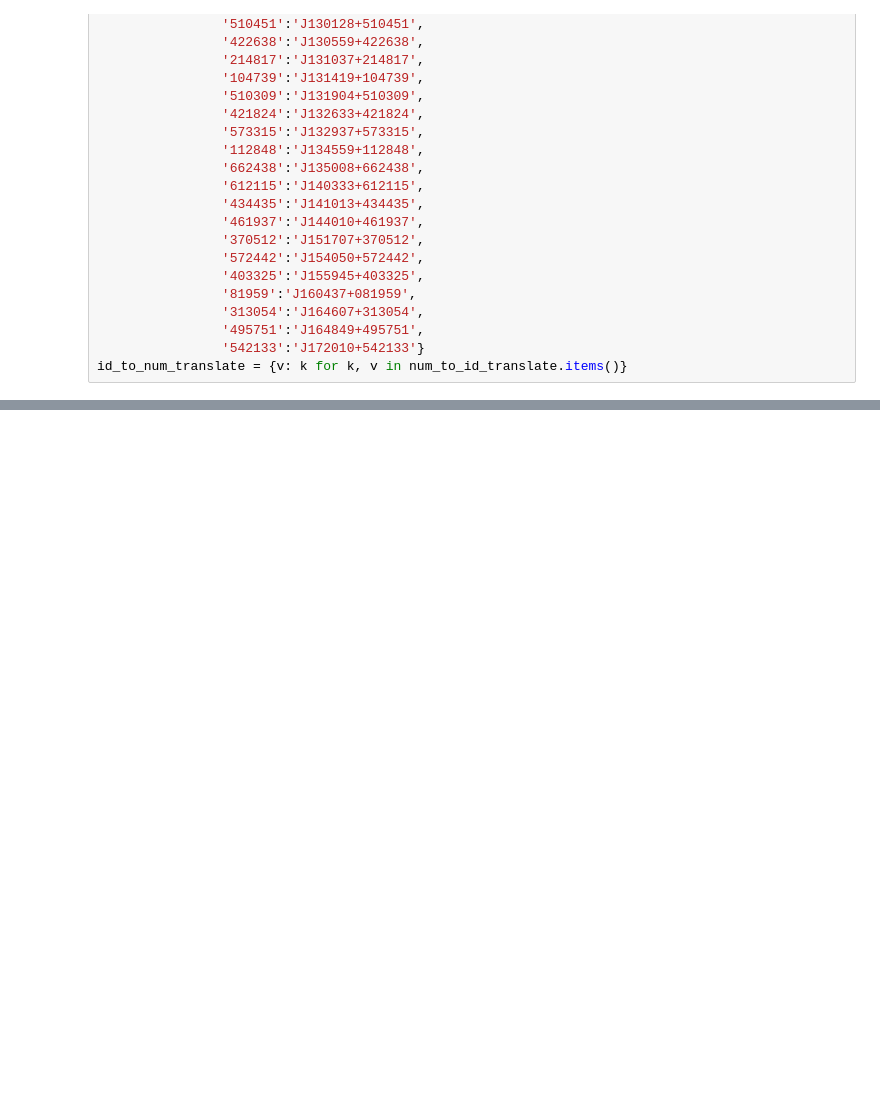
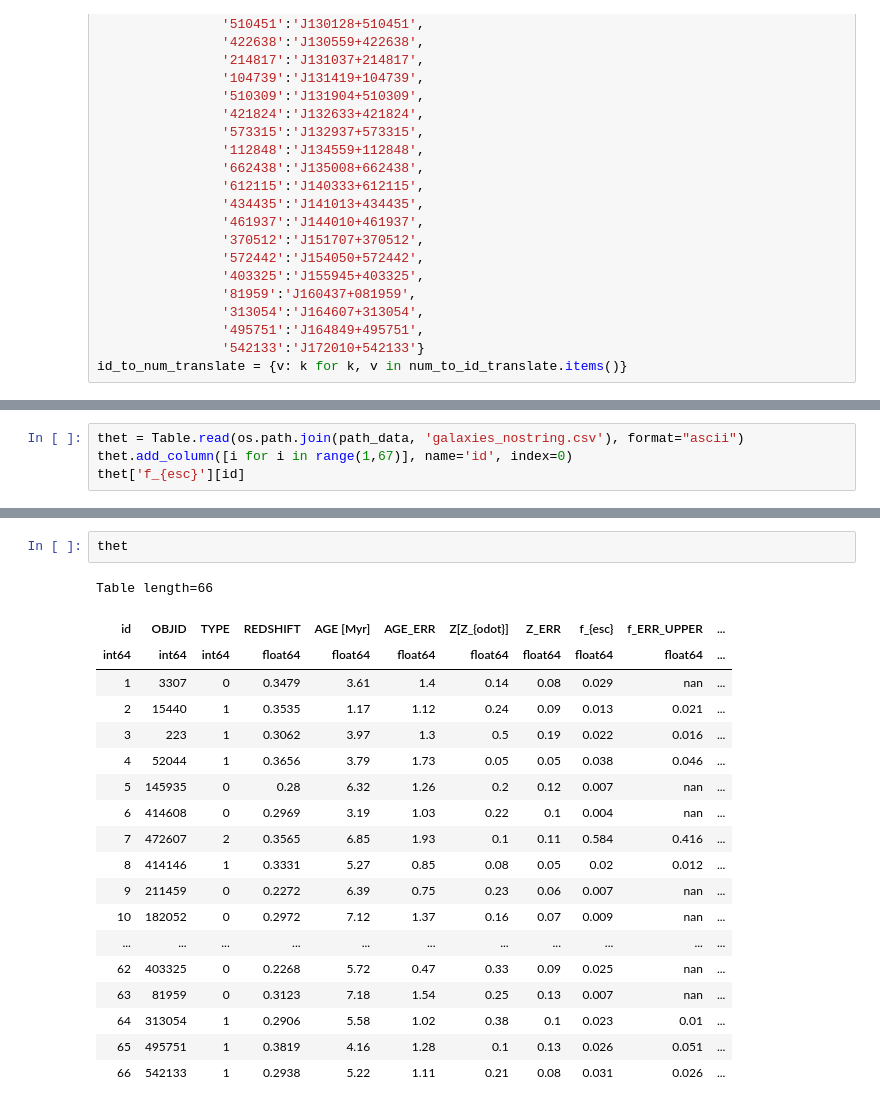
Before and after one commit to Espe13/low-redshift-survey, a Jupyter notebook: spielwiese.ipynb, the cells around one changed output, grey strips where cells are left out. Drawn from its saved outputs; the diff is of its cells as text; blank space fills up the shorter version.

```diff
--- a/spielwiese.ipynb
+++ b/spielwiese.ipynb
@@ -191,0 +441,4 @@ len(list)
+# %%
+thet = Table.read(os.path.join(path_data, 'galaxies_nostring.csv'), format="ascii")
+thet.add_column([i for i in range(1,67)], name='id', index=0)
+thet['f_{esc}'][id]
@@ -191,0 +467,22 @@ len(list)
+# %%
+thet
+# %% [output]
+Table length=66
+| id | OBJID | TYPE | REDSHIFT | AGE [Myr] | AGE_ERR | Z[Z_{odot}] | Z_ERR | f_{esc} | f_ERR_UPPER | ... |
+| int64 | int64 | int64 | float64 | float64 | float64 | float64 | float64 | float64 | float64 | ... |
+| 1 | 3307 | 0 | 0.3479 | 3.61 | 1.4 | 0.14 | 0.08 | 0.029 | nan | ... |
+| 2 | 15440 | 1 | 0.3535 | 1.17 | 1.12 | 0.24 | 0.09 | 0.013 | 0.021 | ... |
+| 3 | 223 | 1 | 0.3062 | 3.97 | 1.3 | 0.5 | 0.19 | 0.022 | 0.016 | ... |
+| 4 | 52044 | 1 | 0.3656 | 3.79 | 1.73 | 0.05 | 0.05 | 0.038 | 0.046 | ... |
+| 5 | 145935 | 0 | 0.28 | 6.32 | 1.26 | 0.2 | 0.12 | 0.007 | nan | ... |
+| 6 | 414608 | 0 | 0.2969 | 3.19 | 1.03 | 0.22 | 0.1 | 0.004 | nan | ... |
+| 7 | 472607 | 2 | 0.3565 | 6.85 | 1.93 | 0.1 | 0.11 | 0.584 | 0.416 | ... |
+| 8 | 414146 | 1 | 0.3331 | 5.27 | 0.85 | 0.08 | 0.05 | 0.02 | 0.012 | ... |
+| 9 | 211459 | 0 | 0.2272 | 6.39 | 0.75 | 0.23 | 0.06 | 0.007 | nan | ... |
+| 10 | 182052 | 0 | 0.2972 | 7.12 | 1.37 | 0.16 | 0.07 | 0.009 | nan | ... |
+| ... | ... | ... | ... | ... | ... | ... | ... | ... | ... | ... |
+| 62 | 403325 | 0 | 0.2268 | 5.72 | 0.47 | 0.33 | 0.09 | 0.025 | nan | ... |
+| 63 | 81959 | 0 | 0.3123 | 7.18 | 1.54 | 0.25 | 0.13 | 0.007 | nan | ... |
+| 64 | 313054 | 1 | 0.2906 | 5.58 | 1.02 | 0.38 | 0.1 | 0.023 | 0.01 | ... |
+| 65 | 495751 | 1 | 0.3819 | 4.16 | 1.28 | 0.1 | 0.13 | 0.026 | 0.051 | ... |
+| 66 | 542133 | 1 | 0.2938 | 5.22 | 1.11 | 0.21 | 0.08 | 0.031 | 0.026 | ... |
```
Also changed, not shown: parts of 49 cells of this notebook.
